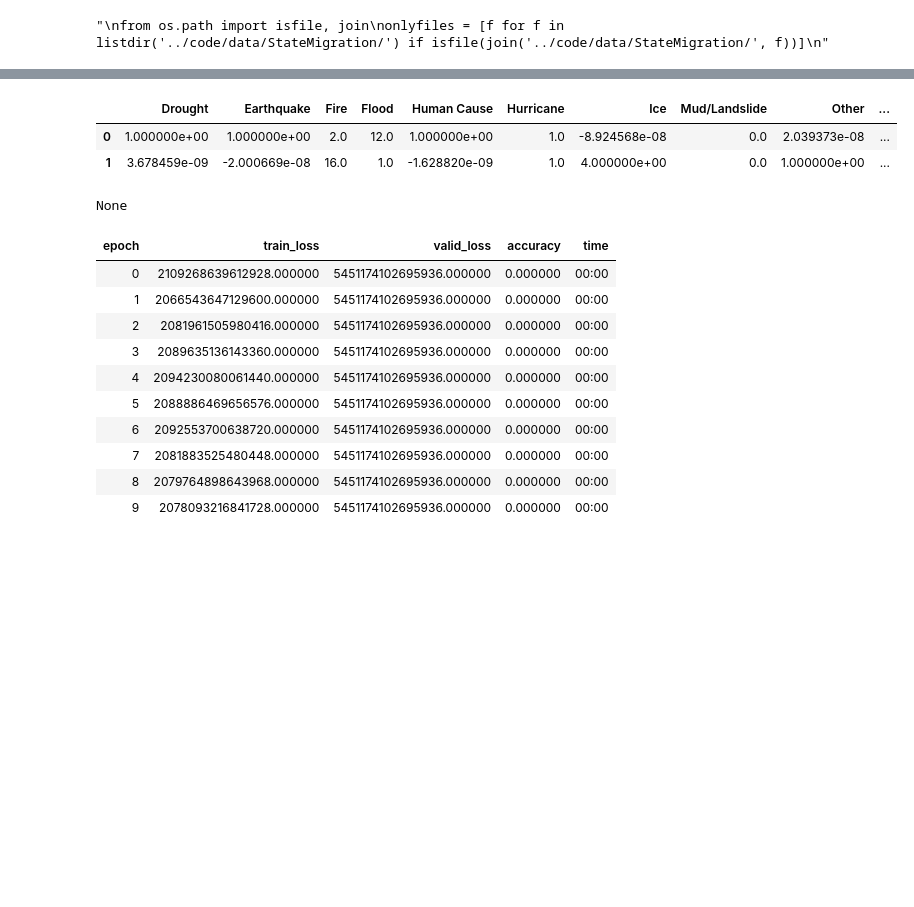
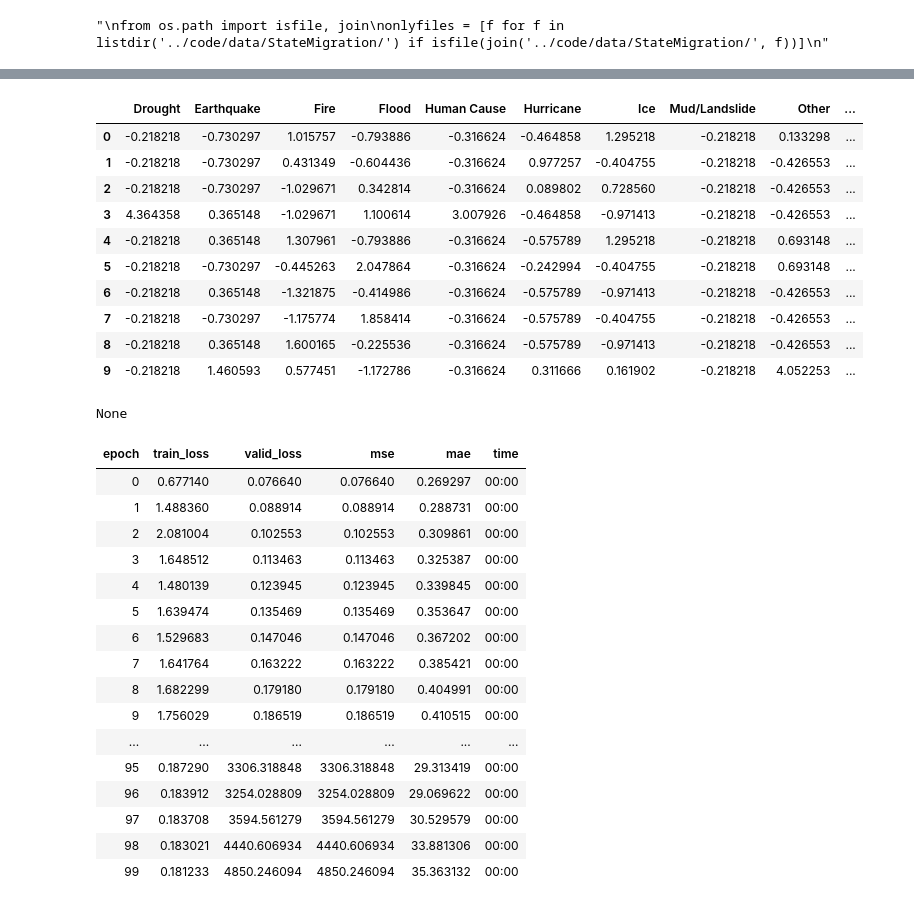
Before and after one commit to Suzanna-Neely-Yates/climate-displacement, a Jupyter notebook: code/notebook.ipynb, the cells around one changed output, grey strips where cells are left out. Cells and saved outputs as stored; diff of their text form; code cells hidden in the pictures; blank space fills up the shorter version.

```diff
--- a/code/notebook.ipynb
+++ b/code/notebook.ipynb
@@ -816,8 +816,8 @@ Testing Data:
 
 Input:
 - Disasters (17)
-- State
-- Year
+- State -cat-names
+- Year -cont-names
 
 Output:
 - NOR(I): Number of returns (inflow)
@@ -825,57 +825,80 @@ Output:
 - NOR(O): Number of returns (inflow)
 - NOE(O): Number of exemptions (outflow)
 
 1. Did we split up the testing and training data in the right way?
 2. Is there enough data to go through the neural network? Is this what is breaking our neural network?
 3. How do we get all the outputs to be predicted? (currently only NOE(I))
 4. Should we normalize the data like we did?
 5. Is tabular learning the right way to get the results we want with the given data?
 """
 
 from fastai import *
 from fastai.tabular.all import *
 
 # import data
-df = pd.read_csv('../code/data/Total/Neural_Network_Training.csv')
+# df = pd.read_csv('../code/data/Total/Neural_Network_Training.csv')
+df = pd.read_csv('../code/data/Total/Total_Input_Training.csv')
 df.head()
 
+# normalize outputs
+normalized_df = (df-df.mean())/df.std()
+normalized_df = normalized_df.fillna(0)
+
 # data loader
-dls = TabularDataLoaders.from_csv('../code/data/Total/Neural_Network_Training.csv',
-                                    path = '../code/data/Total/Neural_Network_Training.csv',
-                                    y_names = 'NOE(I)',
-                                    cont_names = ['Drought','Earthquake','Fire','Flood','Human Cause','Hurricane','Ice','Mud/Landslide','Other','Snow','Storm','Terrorism','Tornado','Tsunami','Typhoon','Volcano','Water','Winter','Total disasters'],
-                                    procs = [FillMissing, Normalize])
+# dls = TabularDataLoaders.from_csv('../code/data/Total/Neural_Network_Training.csv',
+#                                     path = '../code/data/Total/Neural_Network_Training.csv',
+#                                     y_names = 'NOE(I)',
+#                                     cont_names = ['Drought','Earthquake','Fire','Flood','Human Cause','Hurricane','Ice','Mud/Landslide','Other','Snow','Storm','Terrorism','Tornado','Tsunami','Typhoon','Volcano','Water','Winter','Total disasters'],
+#                                     procs = [FillMissing, Normalize])
 
-splits = RandomSplitter(valid_pct=0.2)(range_of(df))
-to = TabularPandas(df, procs=[FillMissing, Normalize],
+splits = RandomSplitter(valid_pct=0.2)(range_of(normalized_df))
+to = TabularPandas(normalized_df, procs=[FillMissing],
                                 cont_names = ['Drought','Earthquake','Fire','Flood','Human Cause','Hurricane','Ice','Mud/Landslide','Other','Snow','Storm','Terrorism','Tornado','Tsunami','Typhoon','Volcano','Water','Winter','Total disasters'],
                                 y_names='NOE(I)',
                                 splits = splits)
 
 # print(to.xs.iloc[:-1])
 
-dls = to.dataloaders(bs=2)
+dls = to.dataloaders(bs=10)
 print(dls.show_batch())
 
-learn = tabular_learner(dls, metrics=accuracy)
-learn.fit_one_cycle(10)
+learn = tabular_learner(dls, metrics=[mse,mae])
+learn.fit_one_cycle(100)
 
 learn.show_results()
+
+# for b in dls.train:
+#     print(b[2])
+#     break
 # %% [output]
 |  | Drought | Earthquake | Fire | Flood | Human Cause | Hurricane | Ice | Mud/Landslide | Other | ... |
-| 0 | 1.000000e+00 | 1.000000e+00 | 2.0 | 12.0 | 1.000000e+00 | 1.0 | -8.924568e-08 | 0.0 | 2.039373e-08 | ... |
-| 1 | 3.678459e-09 | -2.000669e-08 | 16.0 | 1.0 | -1.628820e-09 | 1.0 | 4.000000e+00 | 0.0 | 1.000000e+00 | ... |
+| 0 | -0.218218 | -0.730297 | 1.015757 | -0.793886 | -0.316624 | -0.464858 | 1.295218 | -0.218218 | 0.133298 | ... |
+| 1 | -0.218218 | -0.730297 | 0.431349 | -0.604436 | -0.316624 | 0.977257 | -0.404755 | -0.218218 | -0.426553 | ... |
+| 2 | -0.218218 | -0.730297 | -1.029671 | 0.342814 | -0.316624 | 0.089802 | 0.728560 | -0.218218 | -0.426553 | ... |
+| 3 | 4.364358 | 0.365148 | -1.029671 | 1.100614 | 3.007926 | -0.464858 | -0.971413 | -0.218218 | -0.426553 | ... |
+| 4 | -0.218218 | 0.365148 | 1.307961 | -0.793886 | -0.316624 | -0.575789 | 1.295218 | -0.218218 | 0.693148 | ... |
+| 5 | -0.218218 | -0.730297 | -0.445263 | 2.047864 | -0.316624 | -0.242994 | -0.404755 | -0.218218 | 0.693148 | ... |
+| 6 | -0.218218 | 0.365148 | -1.321875 | -0.414986 | -0.316624 | -0.575789 | -0.971413 | -0.218218 | -0.426553 | ... |
+| 7 | -0.218218 | -0.730297 | -1.175774 | 1.858414 | -0.316624 | -0.575789 | -0.404755 | -0.218218 | -0.426553 | ... |
+| 8 | -0.218218 | 0.365148 | 1.600165 | -0.225536 | -0.316624 | -0.575789 | -0.971413 | -0.218218 | -0.426553 | ... |
+| 9 | -0.218218 | 1.460593 | 0.577451 | -1.172786 | -0.316624 | 0.311666 | 0.161902 | -0.218218 | 4.052253 | ... |
 None
-| epoch | train_loss | valid_loss | accuracy | time |
-| 0 | 2109268639612928.000000 | 5451174102695936.000000 | 0.000000 | 00:00 |
-| 1 | 2066543647129600.000000 | 5451174102695936.000000 | 0.000000 | 00:00 |
-| 2 | 2081961505980416.000000 | 5451174102695936.000000 | 0.000000 | 00:00 |
-| 3 | 2089635136143360.000000 | 5451174102695936.000000 | 0.000000 | 00:00 |
-| 4 | 2094230080061440.000000 | 5451174102695936.000000 | 0.000000 | 00:00 |
-| 5 | 2088886469656576.000000 | 5451174102695936.000000 | 0.000000 | 00:00 |
-| 6 | 2092553700638720.000000 | 5451174102695936.000000 | 0.000000 | 00:00 |
-| 7 | 2081883525480448.000000 | 5451174102695936.000000 | 0.000000 | 00:00 |
-| 8 | 2079764898643968.000000 | 5451174102695936.000000 | 0.000000 | 00:00 |
-| 9 | 2078093216841728.000000 | 5451174102695936.000000 | 0.000000 | 00:00 |
+| epoch | train_loss | valid_loss | mse | mae | time |
+| 0 | 0.677140 | 0.076640 | 0.076640 | 0.269297 | 00:00 |
+| 1 | 1.488360 | 0.088914 | 0.088914 | 0.288731 | 00:00 |
+| 2 | 2.081004 | 0.102553 | 0.102553 | 0.309861 | 00:00 |
+| 3 | 1.648512 | 0.113463 | 0.113463 | 0.325387 | 00:00 |
+| 4 | 1.480139 | 0.123945 | 0.123945 | 0.339845 | 00:00 |
+| 5 | 1.639474 | 0.135469 | 0.135469 | 0.353647 | 00:00 |
+| 6 | 1.529683 | 0.147046 | 0.147046 | 0.367202 | 00:00 |
+| 7 | 1.641764 | 0.163222 | 0.163222 | 0.385421 | 00:00 |
+| 8 | 1.682299 | 0.179180 | 0.179180 | 0.404991 | 00:00 |
+| 9 | 1.756029 | 0.186519 | 0.186519 | 0.410515 | 00:00 |
+| ... | ... | ... | ... | ... | ... |
+| 95 | 0.187290 | 3306.318848 | 3306.318848 | 29.313419 | 00:00 |
+| 96 | 0.183912 | 3254.028809 | 3254.028809 | 29.069622 | 00:00 |
+| 97 | 0.183708 | 3594.561279 | 3594.561279 | 30.529579 | 00:00 |
+| 98 | 0.183021 | 4440.606934 | 4440.606934 | 33.881306 | 00:00 |
+| 99 | 0.181233 | 4850.246094 | 4850.246094 | 35.363132 | 00:00 |
 [interactive output not drawn]
 |  | Drought | Earthquake | Fire | Flood | Human Cause | Hurricane | Ice | Mud/Landslide | Other | ... |
```
Also changed, not shown: parts of 2 cells of this notebook, 1 other file.
